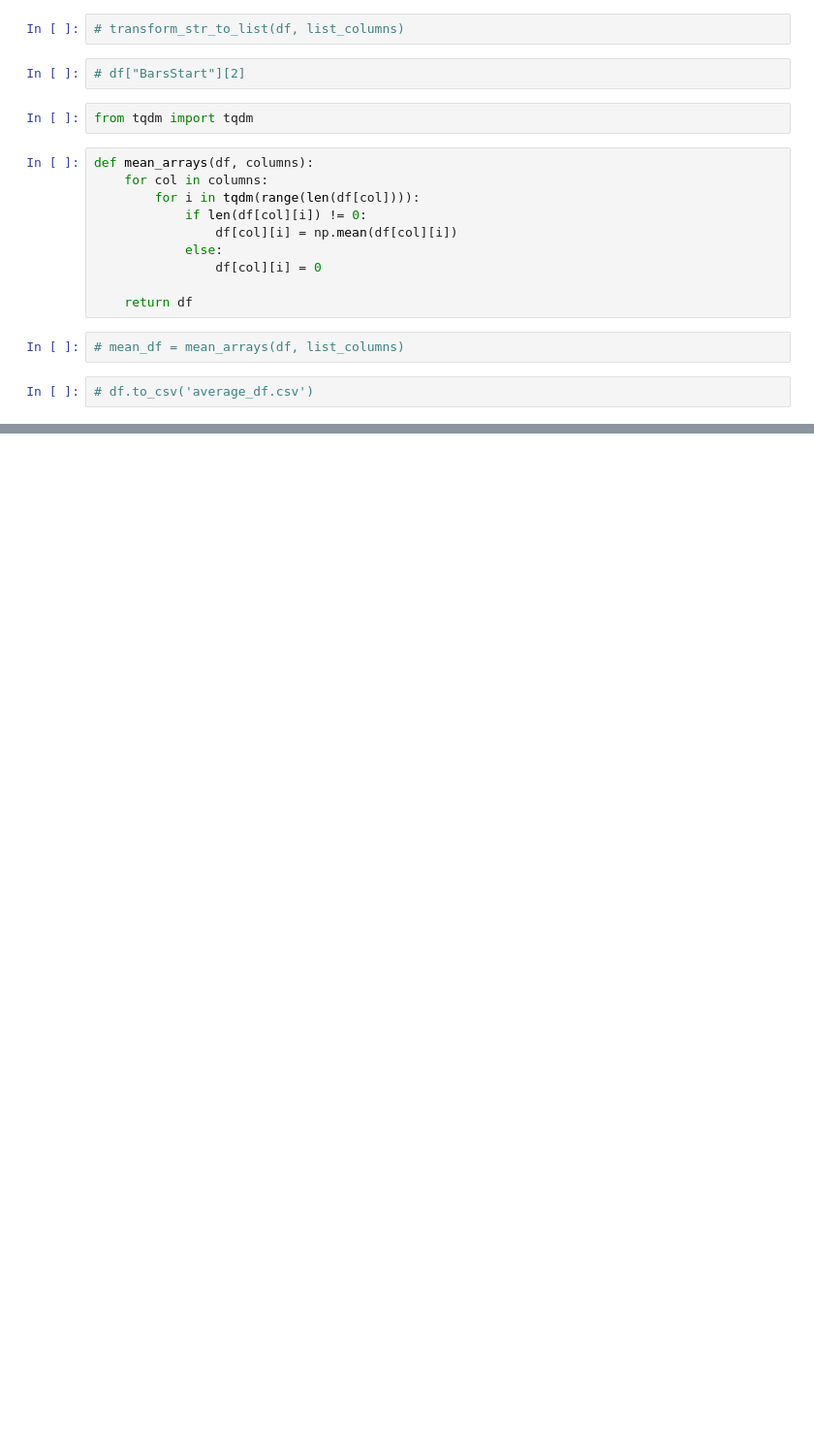
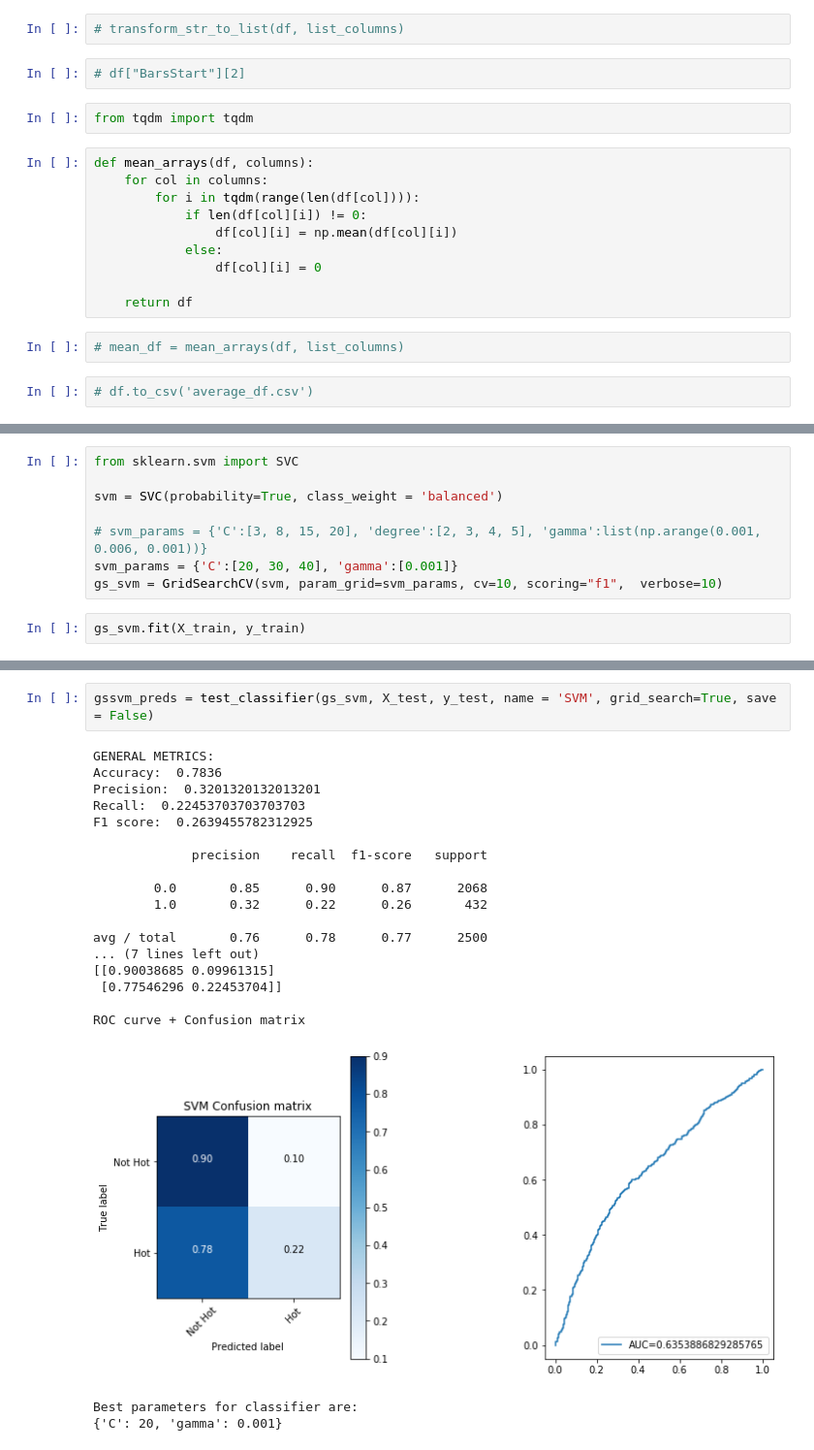
Before and after one commit to thefirebanks/SongPope, a Jupyter notebook: neural network.ipynb, the cells around one changed output, grey strips where cells are left out. Shown: that part at 97% size. Cells and saved outputs as stored; diff of their text form; blank space fills up the shorter version.

```diff
--- a/neural network.ipynb
+++ b/neural network.ipynb
@@ -231,0 +304,10 @@ plt.ylim([0,1])
+# %%
+from sklearn.svm import SVC
+
+svm = SVC(probability=True, class_weight = 'balanced')
+
+# svm_params = {'C':[3, 8, 15, 20], 'degree':[2, 3, 4, 5], 'gamma':list(np.arange(0.001, 0.006, 0.001))}
+svm_params = {'C':[20, 30, 40], 'gamma':[0.001]}
+gs_svm = GridSearchCV(svm, param_grid=svm_params, cv=10, scoring="f1",  verbose=10)
+# %%
+gs_svm.fit(X_train, y_train)
@@ -231,0 +336,23 @@ plt.ylim([0,1])
+# %%
+gssvm_preds = test_classifier(gs_svm, X_test, y_test, name = 'SVM', grid_search=True, save = False)
+# %% [output]
+GENERAL METRICS:
+Accuracy:  0.7836
+Precision:  0.3201320132013201
+Recall:  0.22453703703703703
+F1 score:  0.2639455782312925
+
+             precision    recall  f1-score   support
+
+        0.0       0.85      0.90      0.87      2068
+        1.0       0.32      0.22      0.26       432
+
+avg / total       0.76      0.78      0.77      2500
+... (7 lines left out)
+[[0.90038685 0.09961315]
+ [0.77546296 0.22453704]]
+
+ROC curve + Confusion matrix
+[figure, added]
+Best parameters for classifier are:
+{'C': 20, 'gamma': 0.001}
```
Also changed, not shown: parts of 29 cells of this notebook, 4 other files.
